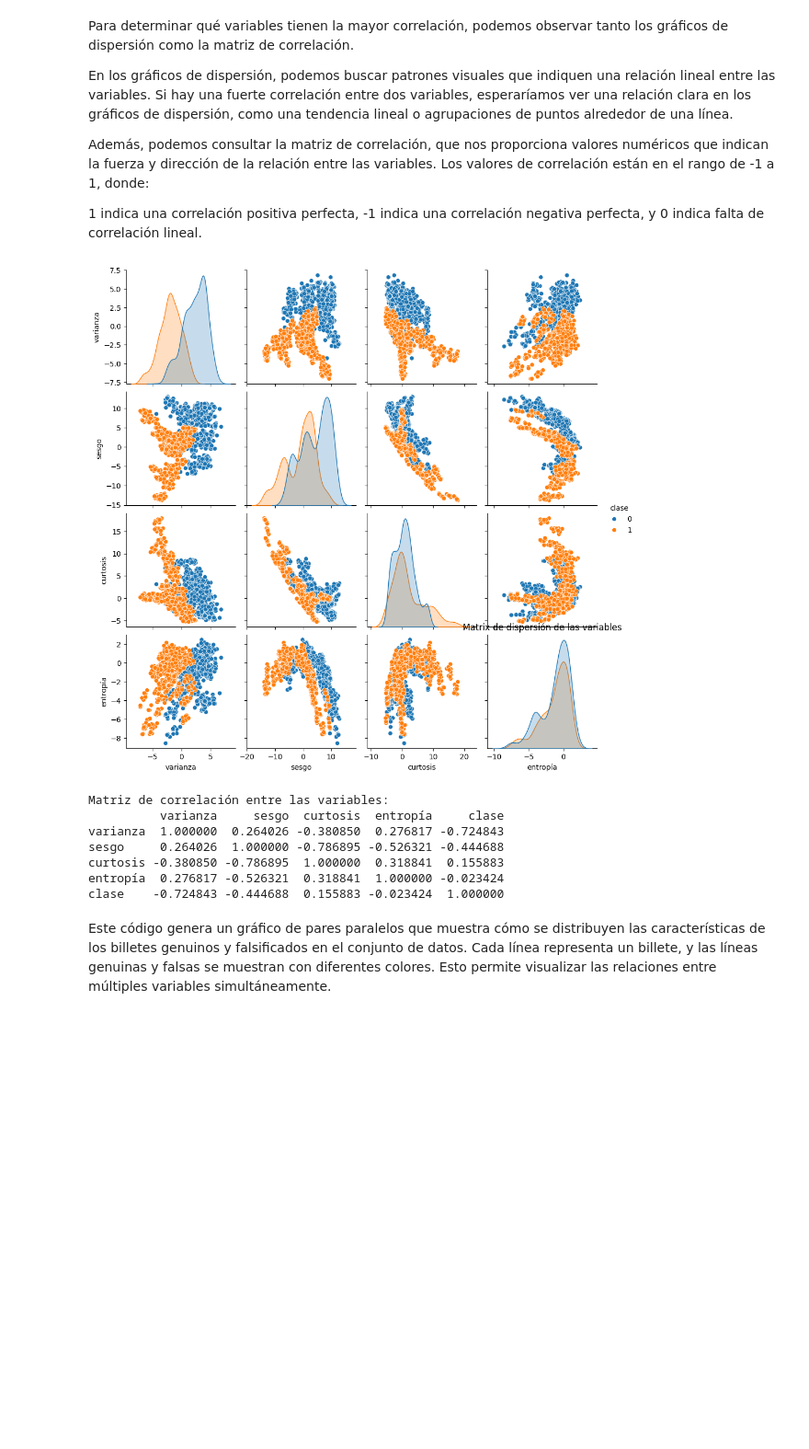
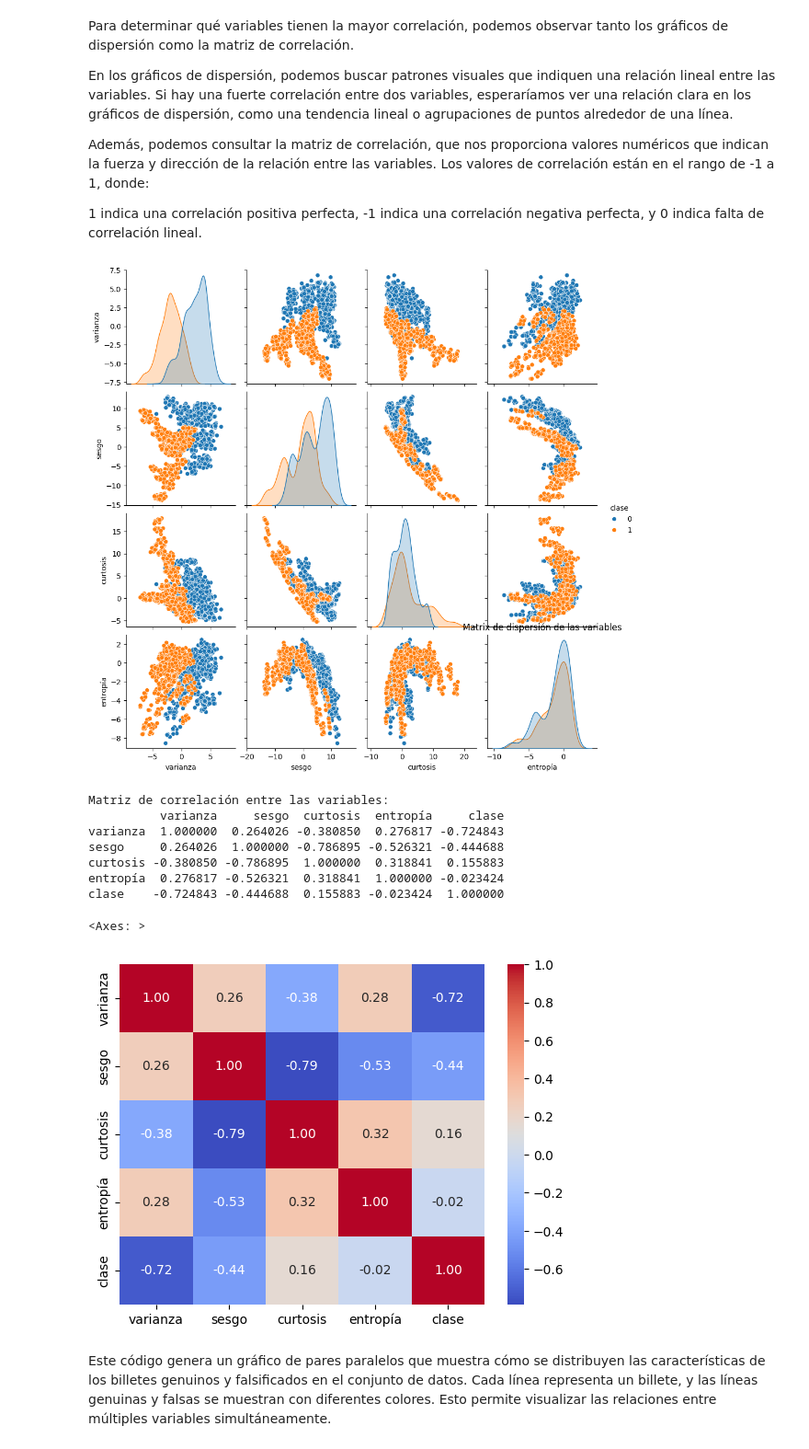
Before and after one commit to DieryVale/Creado-con-Colab, a Jupyter notebook: Copia_de_Untitled1.ipynb, the cells around one changed output. Shown: that part at 92% size. Drawn from its saved outputs; the diff is of its cells as text; code cells hidden in the pictures; blank space fills up the shorter version.

```diff
--- a/Copia_de_Untitled1.ipynb
+++ b/Copia_de_Untitled1.ipynb
@@ -106,32 +106,38 @@ Además, podemos consultar la matriz de correlación, que nos proporciona valore
 # %%
 # Importar las librerías necesarias
 import pandas as pd
 import matplotlib.pyplot as plt
 import seaborn as sns
 
 # Cargar los datos desde la URL
 url = 'https://archive.ics.uci.edu/ml/machine-learning-databases/00267/data_banknote_authentication.txt'
 columnas = ['varianza', 'sesgo', 'curtosis', 'entropía', 'clase']
 datos = pd.read_csv(url, header=None, names=columnas)
 
 # Matrix de dispersión
 sns.pairplot(datos, hue='clase')
 plt.title('Matrix de dispersión de las variables')
 plt.show()
 
 # Matriz de correlación
 correlacion = datos.corr()
 print("Matriz de correlación entre las variables:")
 print(correlacion)
+
+# coedicientes de coorelacion
+corr_mat = datos.corr()
+sns.heatmap(corr_mat, annot = True, fmt = '.2f', cmap = 'coolwarm',xticklabels = corr_mat.columns, yticklabels = corr_mat.columns)
 # %% [output]
 [figure]
 Matriz de correlación entre las variables:
           varianza     sesgo  curtosis  entropía     clase
 varianza  1.000000  0.264026 -0.380850  0.276817 -0.724843
 sesgo     0.264026  1.000000 -0.786895 -0.526321 -0.444688
 curtosis -0.380850 -0.786895  1.000000  0.318841  0.155883
 entropía  0.276817 -0.526321  0.318841  1.000000 -0.023424
 clase    -0.724843 -0.444688  0.155883 -0.023424  1.000000
+<Axes: >
+[figure, added]
 # %% [markdown]
 Este código genera un gráfico de pares paralelos que muestra cómo se distribuyen las características de los billetes genuinos y falsificados en el conjunto de datos. Cada línea representa un billete, y las líneas genuinas y falsas se muestran con diferentes colores. Esto permite visualizar las relaciones entre múltiples variables simultáneamente.
 # %%
```
